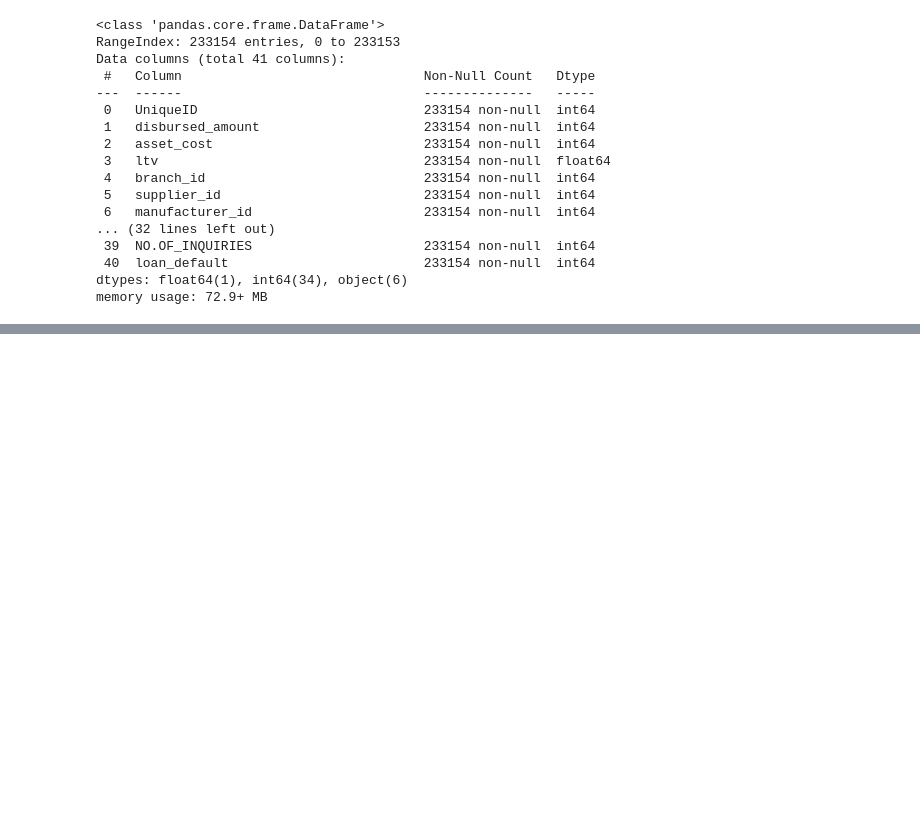
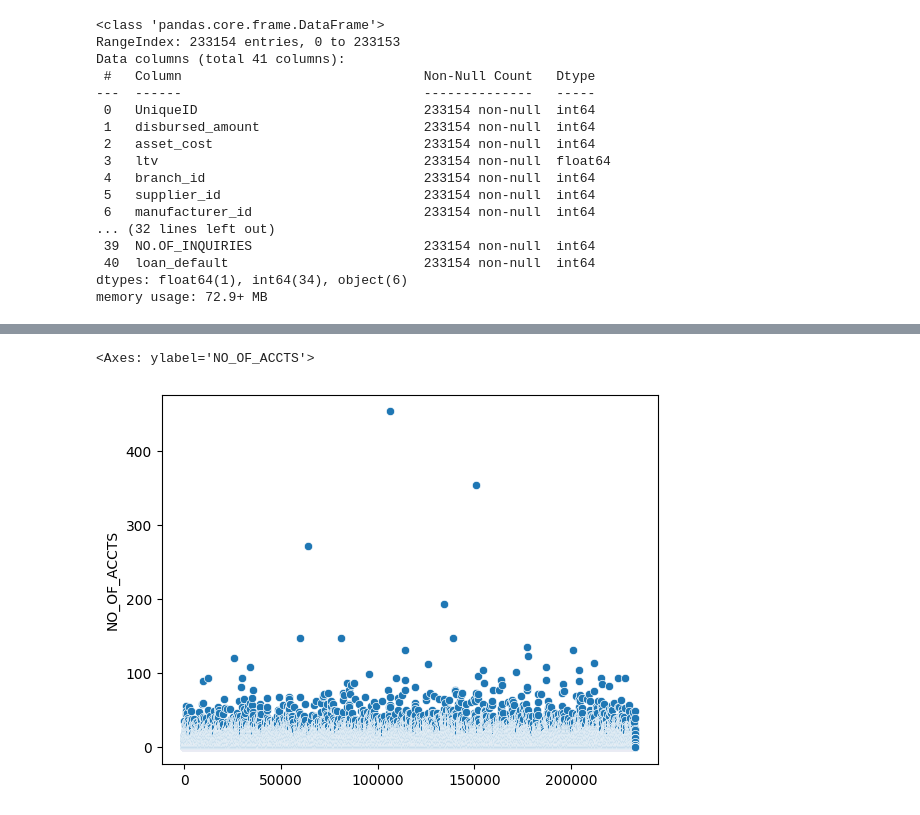
Before and after one commit to Kaustubh-20/VehicleLoanDefaultPrediction, a Jupyter notebook: VehicleLoanDefaultPrediction.ipynb, the cells around one changed output, grey strips where cells are left out. Saved outputs shown, nothing was run; the diff lists cells and outputs as text; code cells hidden in the pictures; blank space fills up the shorter version.

```diff
--- a/VehicleLoanDefaultPrediction.ipynb
+++ b/VehicleLoanDefaultPrediction.ipynb
@@ -123,0 +272,5 @@ Name: Employment.Type, Length: 233154, dtype: object
+# %%
+sns.scatterplot(data=train_data['NO_OF_ACCTS'])
+# %% [output]
+<Axes: ylabel='NO_OF_ACCTS'>
+[figure, added]
```
Also changed, not shown: parts of 45 cells of this notebook.
